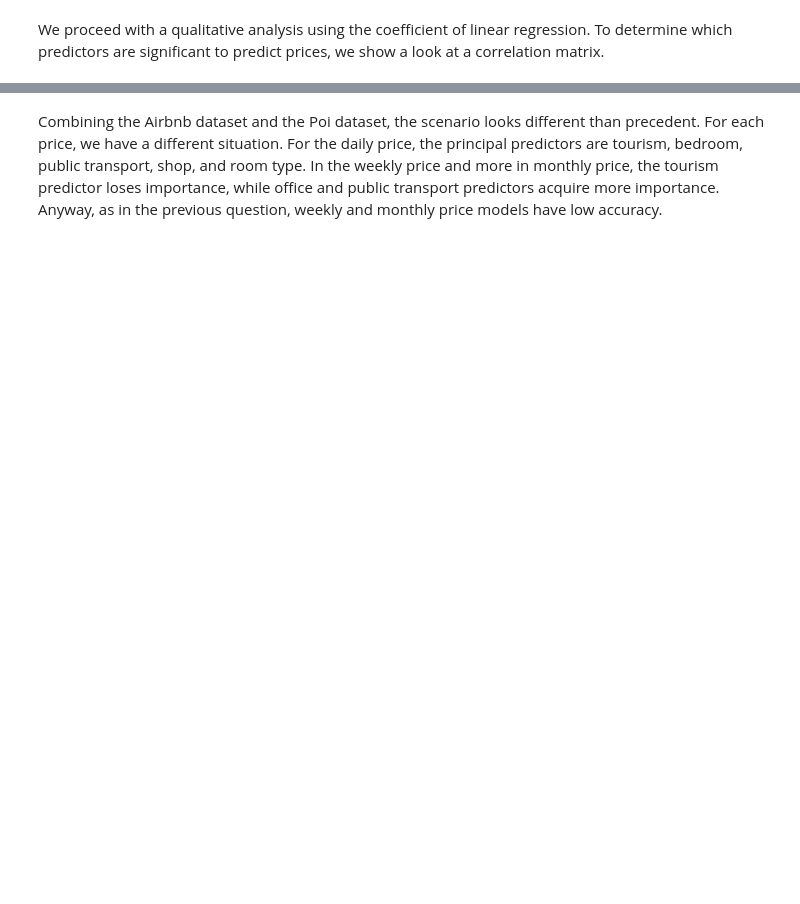
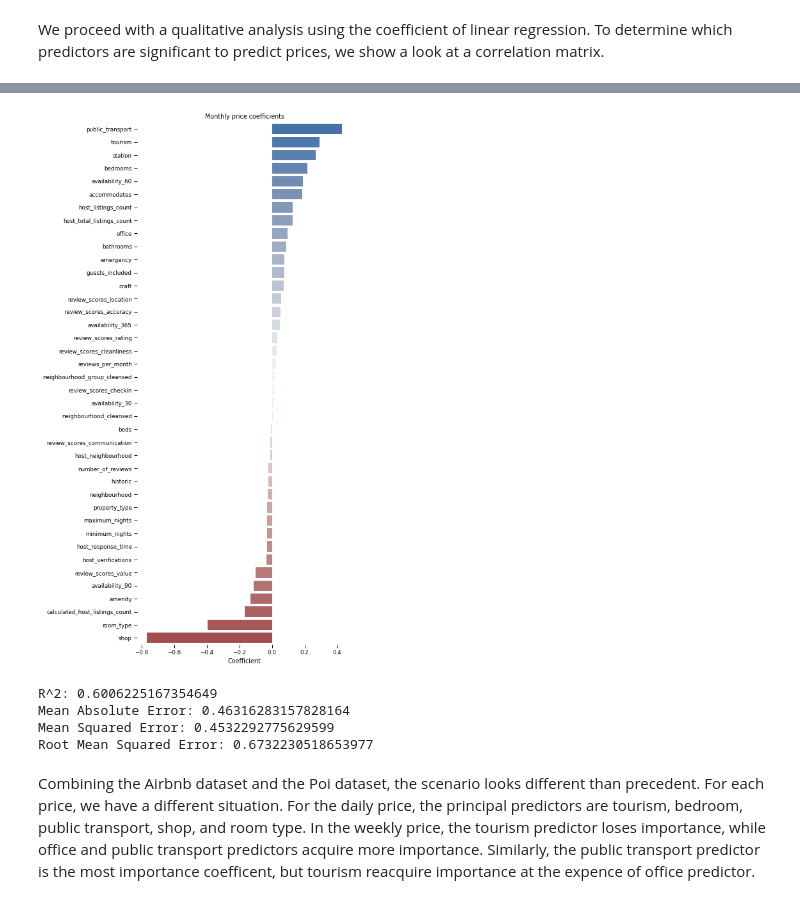
Before and after one commit to max87-arch/airbnb-seattle-with-poi-osm, a Jupyter notebook: SeattleAirBnB.ipynb, the cells around one changed output, grey strips where cells are left out. Drawn from its saved outputs; the diff is of its cells as text; code cells hidden in the pictures; blank space fills up the shorter version.

```diff
--- a/SeattleAirBnB.ipynb
+++ b/SeattleAirBnB.ipynb
@@ -385,4 +505,15 @@ Root Mean Squared Error: 0.8234344463242006
+# %%
+X = df.loc[monthly_rows,predictor_with_pointofinterest_columns]
+y = df.loc[monthly_rows,'monthly_price']
+
+get_linear_regression(X,y, 'Monthly price coefficients')
+# %% [output]
+[figure, added]
+R^2: 0.6006225167354649
+Mean Absolute Error: 0.46316283157828164
+Mean Squared Error: 0.4532292775629599
+Root Mean Squared Error: 0.6732230518653977
 # %% [markdown]
 Combining the Airbnb dataset and the Poi dataset, the scenario looks different than precedent. For each price, we have a different situation. For the daily price, the principal predictors are tourism, bedroom, public transport, shop, and room type.
-In the weekly price and more in monthly price,  the tourism predictor loses importance, while office and public transport predictors acquire more importance.
-Anyway, as in the previous question, weekly and monthly price models have low accuracy.
+In the weekly price,  the tourism predictor loses importance, while office and public transport predictors acquire more importance.
+Similarly, the public transport predictor is the most importance coefficent, but tourism reacquire importance at the expence of office predictor.
```
Also changed, not shown: parts of 80 cells of this notebook, 1 other file.
